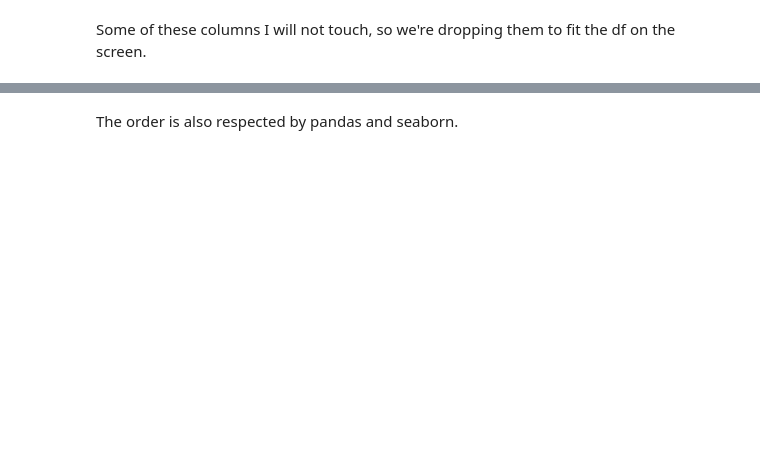
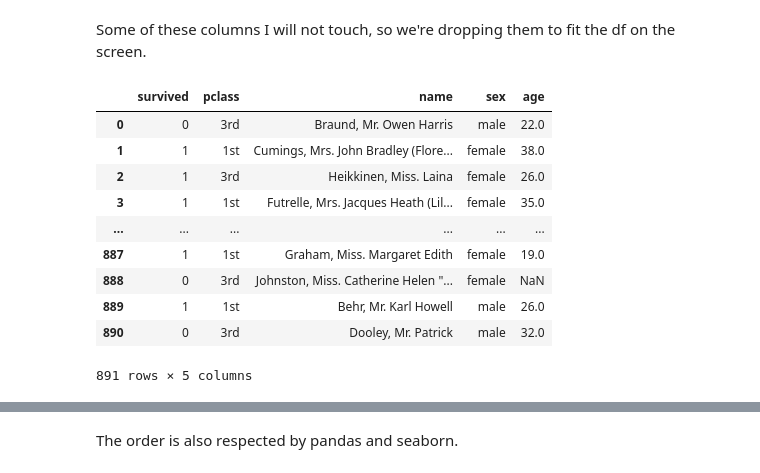
Before and after one commit to UofTCoders/workshops-dc-py, a Jupyter notebook: mds-seminar-apply-cat-str.ipynb, the cells around one changed output, grey strips where cells are left out. Drawn from its saved outputs; the diff is of its cells as text; code cells hidden in the pictures; blank space fills up the shorter version.

```diff
--- a/mds-seminar-apply-cat-str.ipynb
+++ b/mds-seminar-apply-cat-str.ipynb
@@ -800,7 +595,19 @@ FileNotFoundError: [Errno 2] File b'/home/joel/Downloads/train.csv' does not exi
 # %% [markdown]
 Some of these columns I will not touch, so we're dropping them to fit the df on the screen.
 # %%
-titanic = titanic.drop(columns=['SibSp', 'Parch', 'Ticket', 'Fare', 'Cabin', 'Embarked'])
+titanic = titanic.drop(columns=['sibsp', 'parch', 'ticket', 'fare', 'cabin', 'embarked'])
 titanic
+# %% [output]
+|  | survived | pclass | name | sex | age |
+| 0 | 0 | 3rd | Braund, Mr. Owen Harris | male | 22.0 |
+| 1 | 1 | 1st | Cumings, Mrs. John Bradley (Flore... | female | 38.0 |
+| 2 | 1 | 3rd | Heikkinen, Miss. Laina | female | 26.0 |
+| 3 | 1 | 1st | Futrelle, Mrs. Jacques Heath (Lil... | female | 35.0 |
+| ... | ... | ... | ... | ... | ... |
+| 887 | 1 | 1st | Graham, Miss. Margaret Edith | female | 19.0 |
+| 888 | 0 | 3rd | Johnston, Miss. Catherine Helen "... | female | NaN |
+| 889 | 1 | 1st | Behr, Mr. Karl Howell | male | 26.0 |
+| 890 | 0 | 3rd | Dooley, Mr. Patrick | male | 32.0 |
+891 rows × 5 columns
 # %%
 titanic.info()
```
Also changed, not shown: parts of 214 cells of this notebook, 1 other file.
